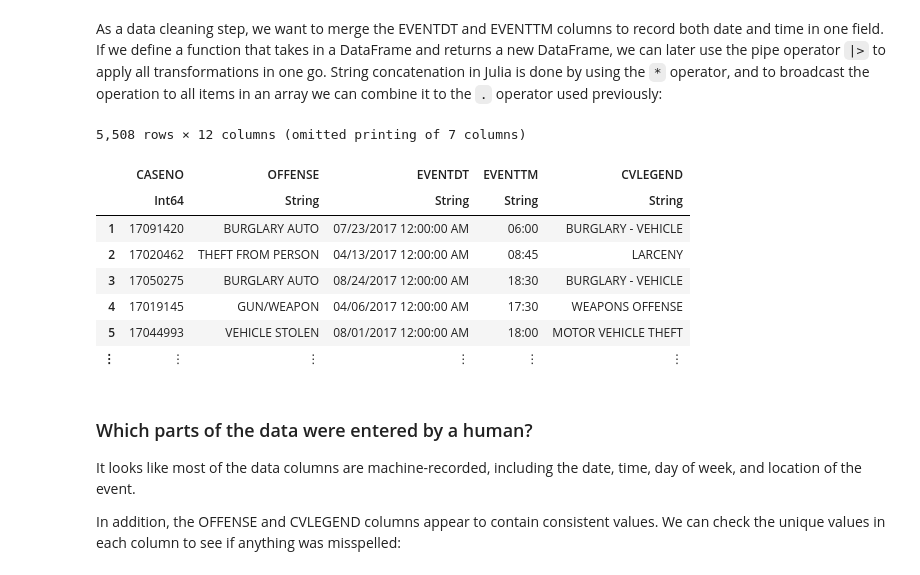
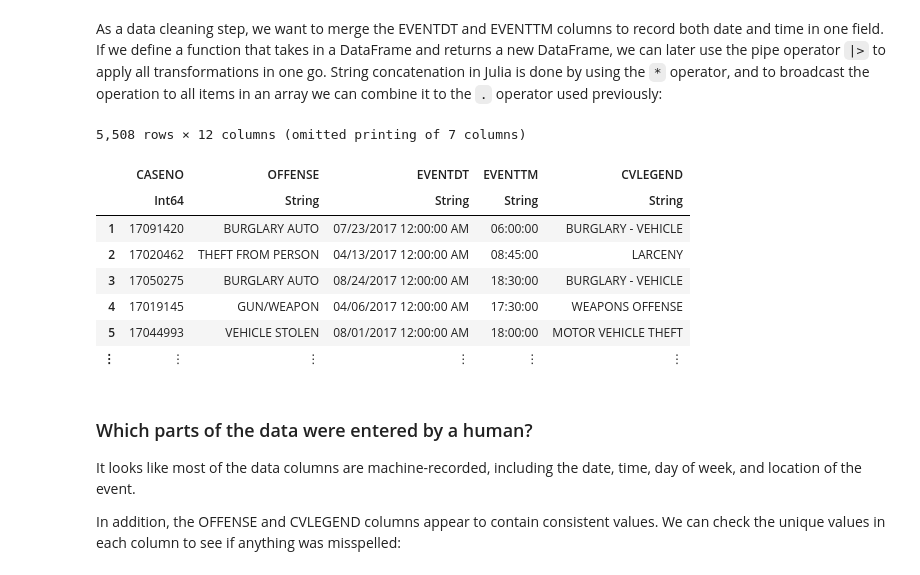
Before and after one commit to irinabchan/textbook, a Jupyter notebook: notebooks/05/julia_cleaning_calls.ipynb, the cells around one changed output. Drawn from its saved outputs; the diff is of its cells as text; code cells hidden in the pictures.

```diff
--- a/notebooks/05/julia_cleaning_calls.ipynb
+++ b/notebooks/05/julia_cleaning_calls.ipynb
@@ -161,19 +172,20 @@ As a data cleaning step, we want to merge the EVENTDT and EVENTTM columns to rec
 String concatenation in Julia is done by using the `*` operator, and to broadcast the operation to all items in an array we can combine it to the `.` operator used previously:
 # %%
 function combine_event_datetimes(calls)
+    calls.EVENTTM = string.(calls.EVENTTM)
     calls[!, :EVENTDTTM] = calls.EVENTDT .* " " .* calls.EVENTTM
     return calls
 end
 combine_event_datetimes(calls)
 # %% [output]
 5,508 rows × 12 columns (omitted printing of 7 columns)
 |  | CASENO | OFFENSE | EVENTDT | EVENTTM | CVLEGEND |
 |  | Int64 | String | String | String | String |
-| 1 | 17091420 | BURGLARY AUTO | 07/23/2017 12:00:00 AM | 06:00 | BURGLARY - VEHICLE |
-| 2 | 17020462 | THEFT FROM PERSON | 04/13/2017 12:00:00 AM | 08:45 | LARCENY |
-| 3 | 17050275 | BURGLARY AUTO | 08/24/2017 12:00:00 AM | 18:30 | BURGLARY - VEHICLE |
-| 4 | 17019145 | GUN/WEAPON | 04/06/2017 12:00:00 AM | 17:30 | WEAPONS OFFENSE |
-| 5 | 17044993 | VEHICLE STOLEN | 08/01/2017 12:00:00 AM | 18:00 | MOTOR VEHICLE THEFT |
+| 1 | 17091420 | BURGLARY AUTO | 07/23/2017 12:00:00 AM | 06:00:00 | BURGLARY - VEHICLE |
+| 2 | 17020462 | THEFT FROM PERSON | 04/13/2017 12:00:00 AM | 08:45:00 | LARCENY |
+| 3 | 17050275 | BURGLARY AUTO | 08/24/2017 12:00:00 AM | 18:30:00 | BURGLARY - VEHICLE |
+| 4 | 17019145 | GUN/WEAPON | 04/06/2017 12:00:00 AM | 17:30:00 | WEAPONS OFFENSE |
+| 5 | 17044993 | VEHICLE STOLEN | 08/01/2017 12:00:00 AM | 18:00:00 | MOTOR VEHICLE THEFT |
 | ⋮ | ⋮ | ⋮ | ⋮ | ⋮ | ⋮ |
 # %% [markdown]
 ### Which parts of the data were entered by a human?
```
Also changed, not shown: parts of 6 cells of this notebook, 2 other files.
